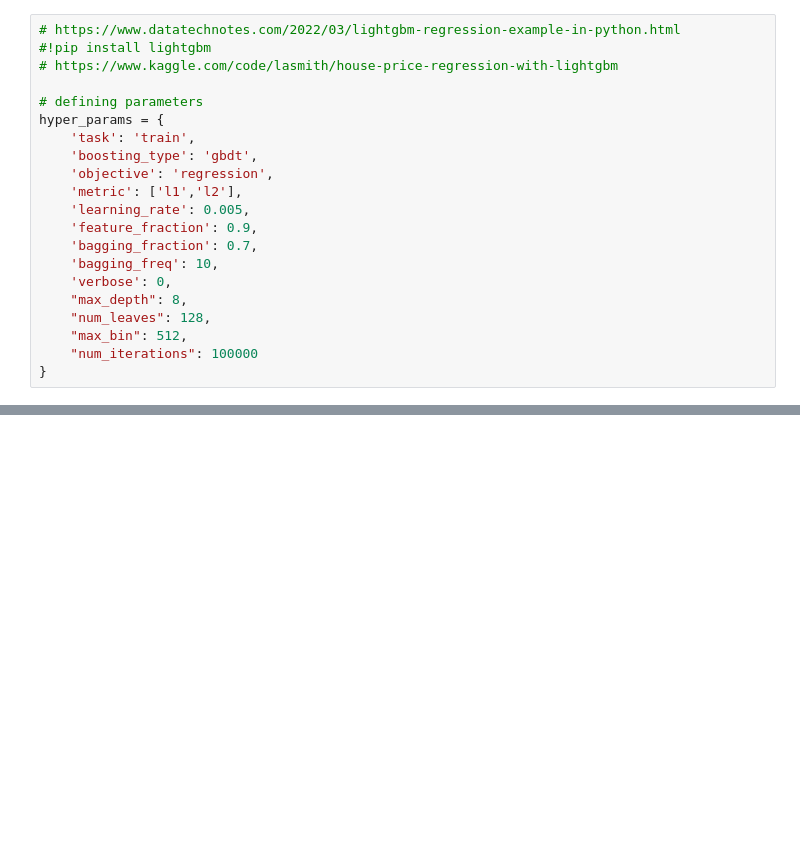
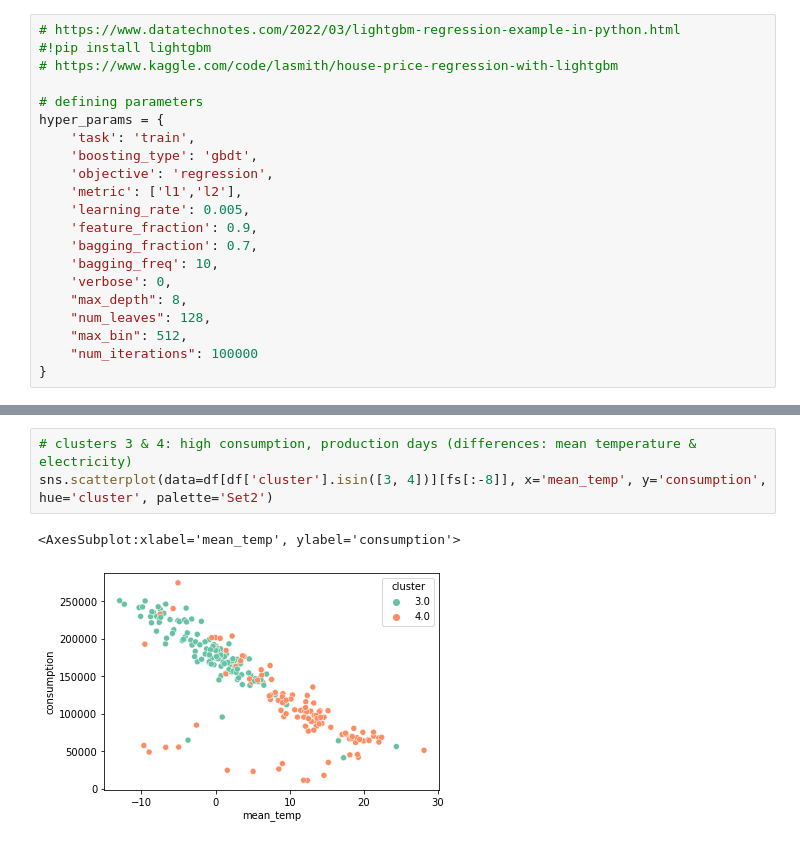
Before and after one commit to hahoangviet/talos_iconpro, a Jupyter notebook: ada_gradientboost_iforest.ipynb, the cells around one changed output, grey strips where cells are left out. Drawn from its saved outputs; the diff is of its cells as text; blank space fills up the shorter version.

```diff
--- a/ada_gradientboost_iforest.ipynb
+++ b/ada_gradientboost_iforest.ipynb
@@ -333,0 +360,6 @@ shap.summary_plot(shap_values, X_importance, plot_type='bar')
+# %%
+# clusters 3 & 4: high consumption, production days (differences: mean temperature & electricity)
+sns.scatterplot(data=df[df['cluster'].isin([3, 4])][fs[:-8]], x='mean_temp', y='consumption', hue='cluster', palette='Set2')
+# %% [output]
+<AxesSubplot:xlabel='mean_temp', ylabel='consumption'>
+[figure, added]
```
Also changed, not shown: parts of 48 cells of this notebook.
